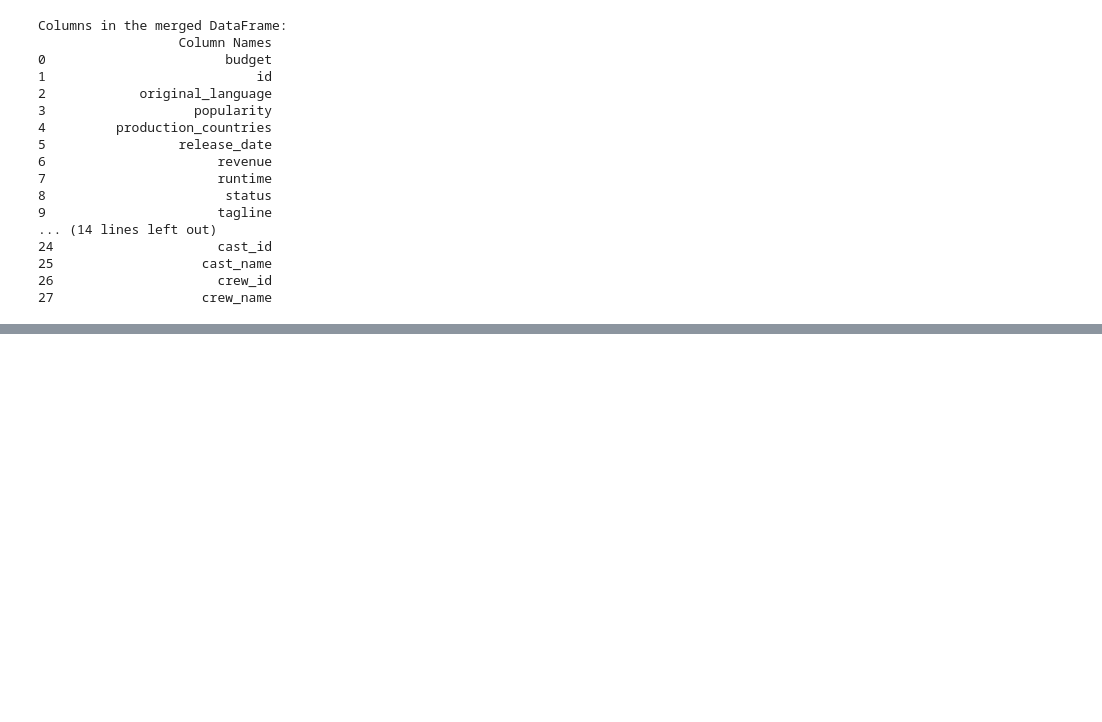
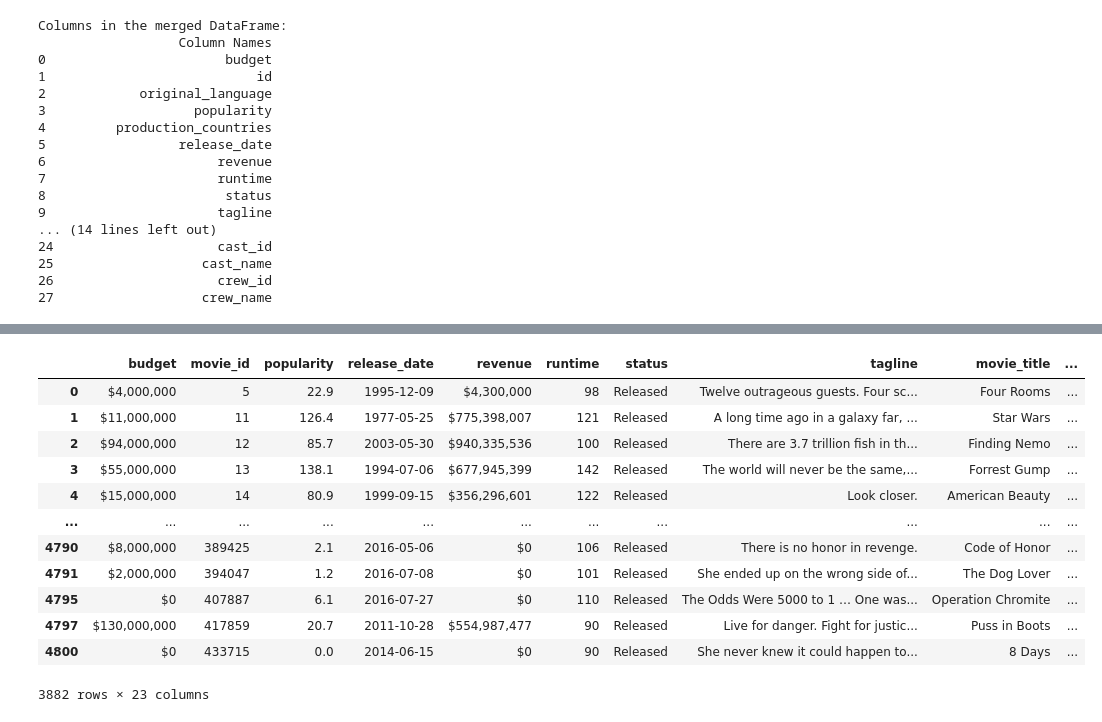
Before and after one commit to riosrose/UCB_project4_group6, a Jupyter notebook: cleaned_up.ipynb, the cells around one changed output, grey strips where cells are left out. Drawn from its saved outputs; the diff is of its cells as text; code cells hidden in the pictures; blank space fills up the shorter version.

```diff
--- a/data_clean_upRRios.ipynb
+++ b/cleaned_up.ipynb
@@ -596,0 +738,11 @@ Columns in the merged DataFrame:
+# %%
+cleaned_merged_df = cleaned_merged_df.astype({
+    'movie_id': 'int',
+    'runtime': 'int',
+    'vote_count': 'int',
+    'year_of_release': 'int',
+    'actor_id': 'int',
+    'director_id': 'int'
+})
+
+print(cleaned_merged_df.dtypes)
@@ -596,0 +767,16 @@ Columns in the merged DataFrame:
+# %%
+cleaned_merged_df
+# %% [output]
+|  | budget | movie_id | popularity | release_date | revenue | runtime | status | tagline | movie_title | ... |
+| 0 | $4,000,000 | 5 | 22.9 | 1995-12-09 | $4,300,000 | 98 | Released | Twelve outrageous guests. Four sc... | Four Rooms | ... |
+| 1 | $11,000,000 | 11 | 126.4 | 1977-05-25 | $775,398,007 | 121 | Released | A long time ago in a galaxy far, ... | Star Wars | ... |
+| 2 | $94,000,000 | 12 | 85.7 | 2003-05-30 | $940,335,536 | 100 | Released | There are 3.7 trillion fish in th... | Finding Nemo | ... |
+| 3 | $55,000,000 | 13 | 138.1 | 1994-07-06 | $677,945,399 | 142 | Released | The world will never be the same,... | Forrest Gump | ... |
+| 4 | $15,000,000 | 14 | 80.9 | 1999-09-15 | $356,296,601 | 122 | Released | Look closer. | American Beauty | ... |
+| ... | ... | ... | ... | ... | ... | ... | ... | ... | ... | ... |
+| 4790 | $8,000,000 | 389425 | 2.1 | 2016-05-06 | $0 | 106 | Released | There is no honor in revenge. | Code of Honor | ... |
+| 4791 | $2,000,000 | 394047 | 1.2 | 2016-07-08 | $0 | 101 | Released | She ended up on the wrong side of... | The Dog Lover | ... |
+| 4795 | $0 | 407887 | 6.1 | 2016-07-27 | $0 | 110 | Released | The Odds Were 5000 to 1 … One was... | Operation Chromite | ... |
+| 4797 | $130,000,000 | 417859 | 20.7 | 2011-10-28 | $554,987,477 | 90 | Released | Live for danger. Fight for justic... | Puss in Boots | ... |
+| 4800 | $0 | 433715 | 0.0 | 2014-06-15 | $0 | 90 | Released | She never knew it could happen to... | 8 Days | ... |
+3882 rows × 23 columns
```
Also changed, not shown: parts of 10 cells of this notebook.
